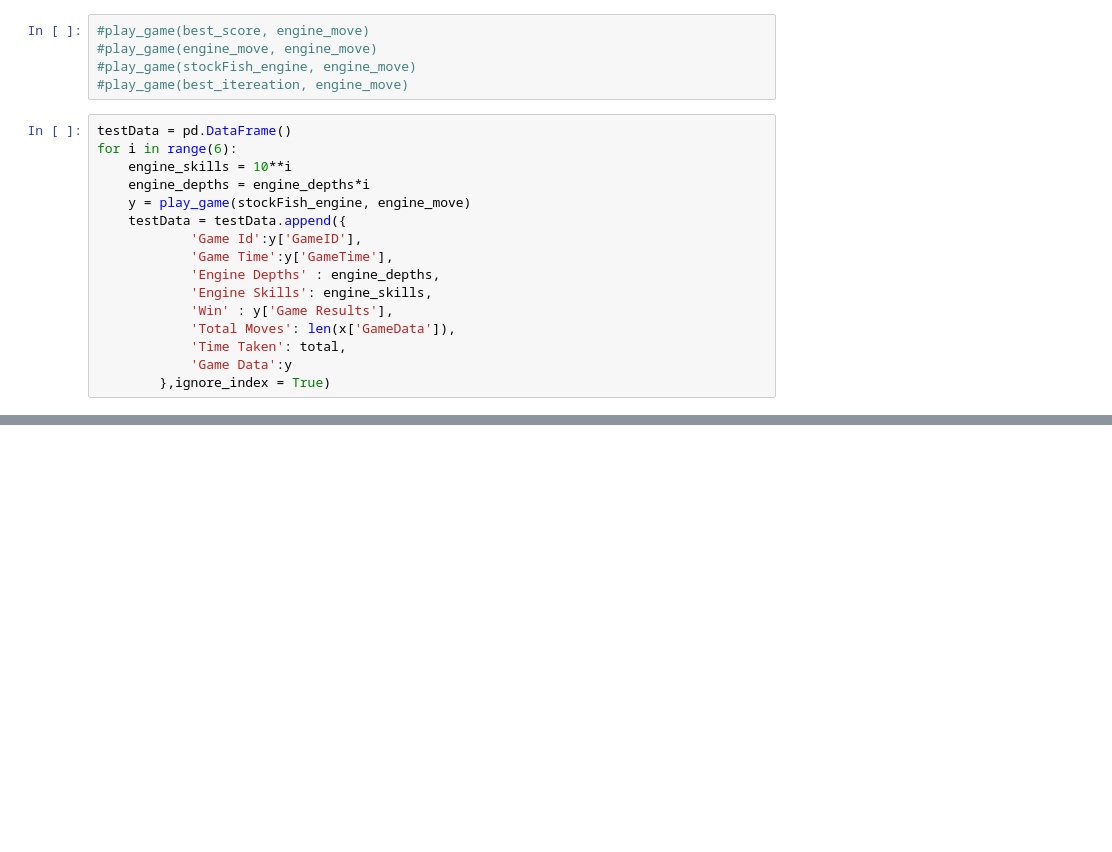
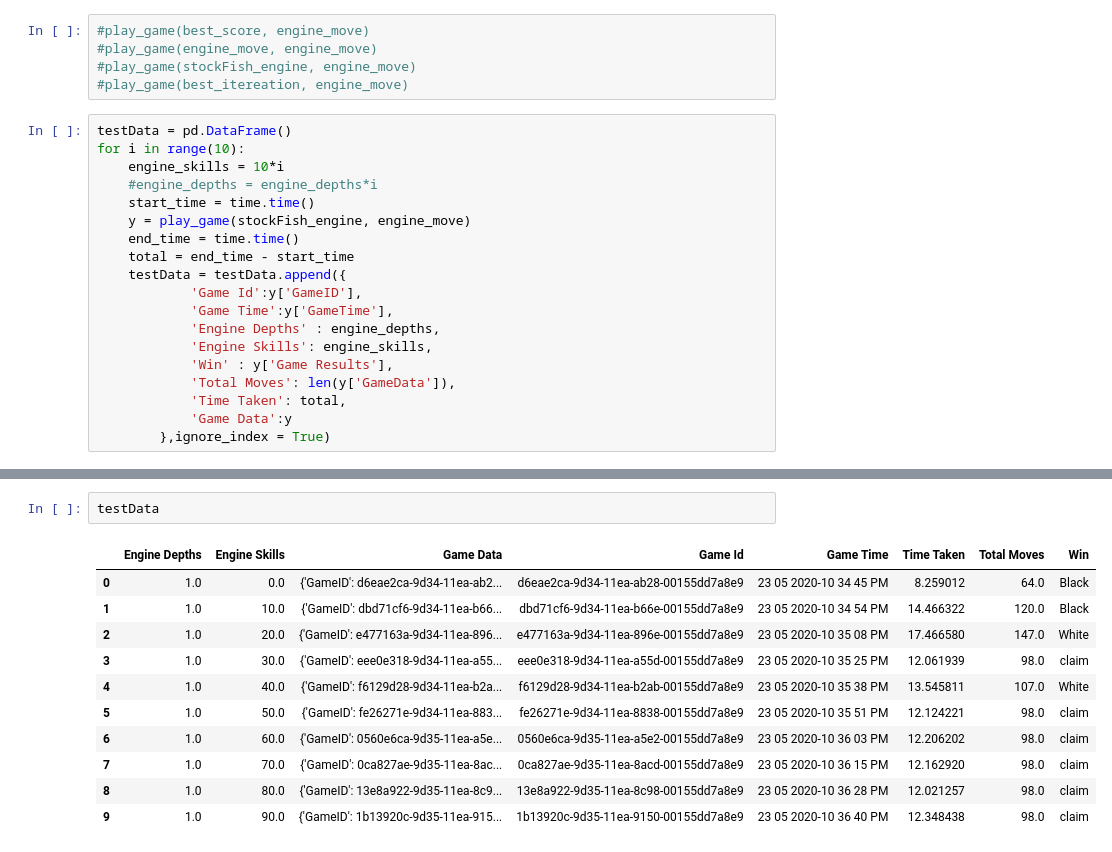
Before and after one commit to ashsaym/chess-deep-neural-network, a Jupyter notebook: ipynb/chwss_ai.ipynb, the cells around one changed output, grey strips where cells are left out. Drawn from its saved outputs; the diff is of its cells as text; blank space fills up the shorter version.

Commit message:
stockfish vs engine

```diff
--- a/ipynb/chwss_ai.ipynb
+++ b/ipynb/chwss_ai.ipynb
@@ -460,17 +460,20 @@ def nTime(n):
 #play_game(best_itereation, engine_move)
 # %%
 testData = pd.DataFrame()
-for i in range(6):
-    engine_skills = 10**i
-    engine_depths = engine_depths*i
+for i in range(10):
+    engine_skills = 10*i
+    #engine_depths = engine_depths*i
+    start_time = time.time()
     y = play_game(stockFish_engine, engine_move)
+    end_time = time.time()
+    total = end_time - start_time
     testData = testData.append({
             'Game Id':y['GameID'],
             'Game Time':y['GameTime'],
             'Engine Depths' : engine_depths,
             'Engine Skills': engine_skills,
             'Win' : y['Game Results'],
-            'Total Moves': len(x['GameData']),
+            'Total Moves': len(y['GameData']),
             'Time Taken': total,
             'Game Data':y
         },ignore_index = True)
@@ -480,0 +483,14 @@ NameError: name 'x' is not defined
+# %%
+testData
+# %% [output]
+|  | Engine Depths | Engine Skills | Game Data | Game Id | Game Time | Time Taken | Total Moves | Win |
+| 0 | 1.0 | 0.0 | {'GameID': d6eae2ca-9d34-11ea-ab2... | d6eae2ca-9d34-11ea-ab28-00155dd7a8e9 | 23 05 2020-10 34 45 PM | 8.259012 | 64.0 | Black |
+| 1 | 1.0 | 10.0 | {'GameID': dbd71cf6-9d34-11ea-b66... | dbd71cf6-9d34-11ea-b66e-00155dd7a8e9 | 23 05 2020-10 34 54 PM | 14.466322 | 120.0 | Black |
+| 2 | 1.0 | 20.0 | {'GameID': e477163a-9d34-11ea-896... | e477163a-9d34-11ea-896e-00155dd7a8e9 | 23 05 2020-10 35 08 PM | 17.466580 | 147.0 | White |
+| 3 | 1.0 | 30.0 | {'GameID': eee0e318-9d34-11ea-a55... | eee0e318-9d34-11ea-a55d-00155dd7a8e9 | 23 05 2020-10 35 25 PM | 12.061939 | 98.0 | claim |
+| 4 | 1.0 | 40.0 | {'GameID': f6129d28-9d34-11ea-b2a... | f6129d28-9d34-11ea-b2ab-00155dd7a8e9 | 23 05 2020-10 35 38 PM | 13.545811 | 107.0 | White |
+| 5 | 1.0 | 50.0 | {'GameID': fe26271e-9d34-11ea-883... | fe26271e-9d34-11ea-8838-00155dd7a8e9 | 23 05 2020-10 35 51 PM | 12.124221 | 98.0 | claim |
+| 6 | 1.0 | 60.0 | {'GameID': 0560e6ca-9d35-11ea-a5e... | 0560e6ca-9d35-11ea-a5e2-00155dd7a8e9 | 23 05 2020-10 36 03 PM | 12.206202 | 98.0 | claim |
+| 7 | 1.0 | 70.0 | {'GameID': 0ca827ae-9d35-11ea-8ac... | 0ca827ae-9d35-11ea-8acd-00155dd7a8e9 | 23 05 2020-10 36 15 PM | 12.162920 | 98.0 | claim |
+| 8 | 1.0 | 80.0 | {'GameID': 13e8a922-9d35-11ea-8c9... | 13e8a922-9d35-11ea-8c98-00155dd7a8e9 | 23 05 2020-10 36 28 PM | 12.021257 | 98.0 | claim |
+| 9 | 1.0 | 90.0 | {'GameID': 1b13920c-9d35-11ea-915... | 1b13920c-9d35-11ea-9150-00155dd7a8e9 | 23 05 2020-10 36 40 PM | 12.348438 | 98.0 | claim |
```
Also changed, not shown: parts of 1 cell of this notebook.
